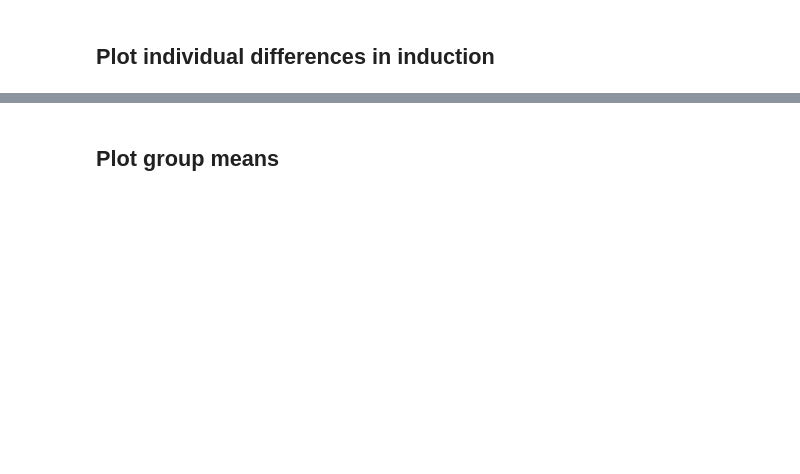
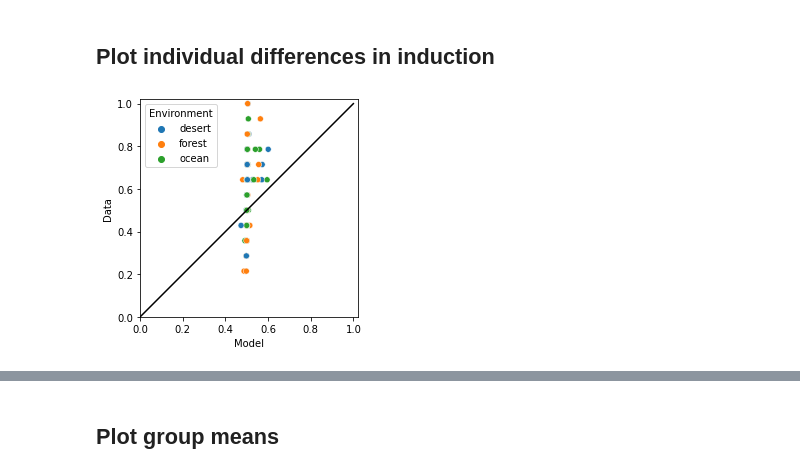
Before and after one commit to prestonlab/tesser_successor, a Jupyter notebook: fitting_Transitional.ipynb, the cells around one changed output, grey strips where cells are left out. Cells and saved outputs as stored; diff of their text form; code cells hidden in the pictures; blank space fills up the shorter version.

Commit message:
Transition models fixed

```diff
--- a/fitting_Transitional.ipynb
+++ b/fitting_Transitional.ipynb
@@ -52,7 +78,7 @@ for subject in results.index.unique():
     subj_param = results.loc[subject]
     param = {'alpha': subj_param['alpha'], 'gamma': subj_param['gamma'],
              'tau': subj_param['tau'], 'w' : subj_param['w']}
-    res = cython_fit.assess_induct_fit_subject_hybrid(subj_struct, subj_induct, param, n_states, False, model=tranmodel)
+    res = cython_fit.assess_induct_fit_subject_hybrid(subj_struct, subj_induct, param, n_states, False, 'true transitional', tranmodel)
     res_list.append(res)
 fitted = pd.concat(res_list, axis=0)
 # %%
@@ -60,10 +100,12 @@ fitted
 # %% [markdown]
 ## Plot individual differences in induction
 # %%
-# m = fitted.groupby(['Source', 'SubjNum', 'Environment'])['Accuracy'].mean().unstack(level=0)
-# g = sns.scatterplot(x='Model', y='Data', hue='Environment', data=m.reset_index());
-# g.set_xlim(0, 1.02);
-# g.set_ylim(0, 1.02);
-# g.set_aspect(1);
-# g.plot((0, 1), (0, 1), '-k');
+m = fitted.groupby(['Source', 'SubjNum', 'Environment'])['Accuracy'].mean().unstack(level=0)
+g = sns.scatterplot(x='Model', y='Data', hue='Environment', data=m.reset_index());
+g.set_xlim(0, 1.02);
+g.set_ylim(0, 1.02);
+g.set_aspect(1);
+g.plot((0, 1), (0, 1), '-k');
+# %% [output]
+[figure, added]
 # %%
```
Also changed, not shown: parts of 9 cells of this notebook, 1 other file.
